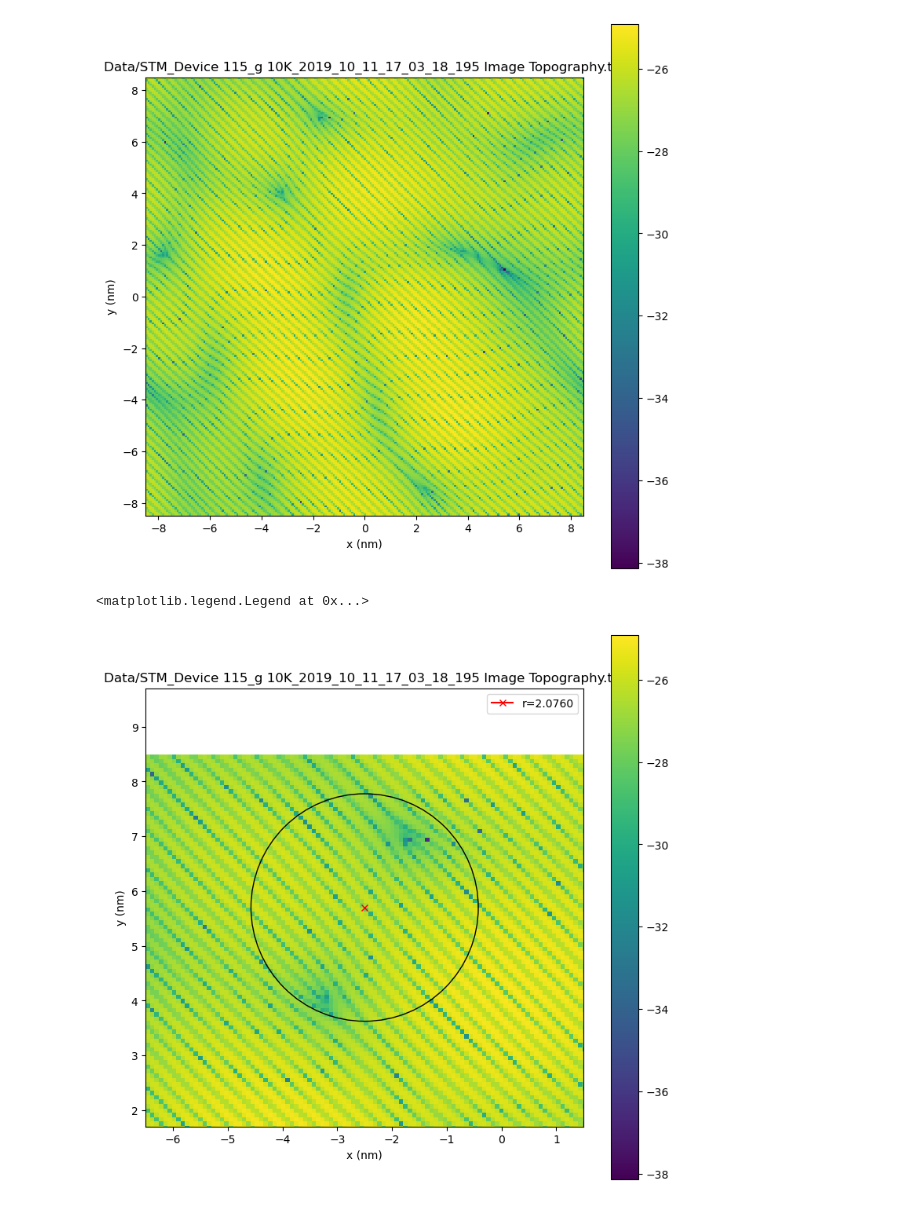
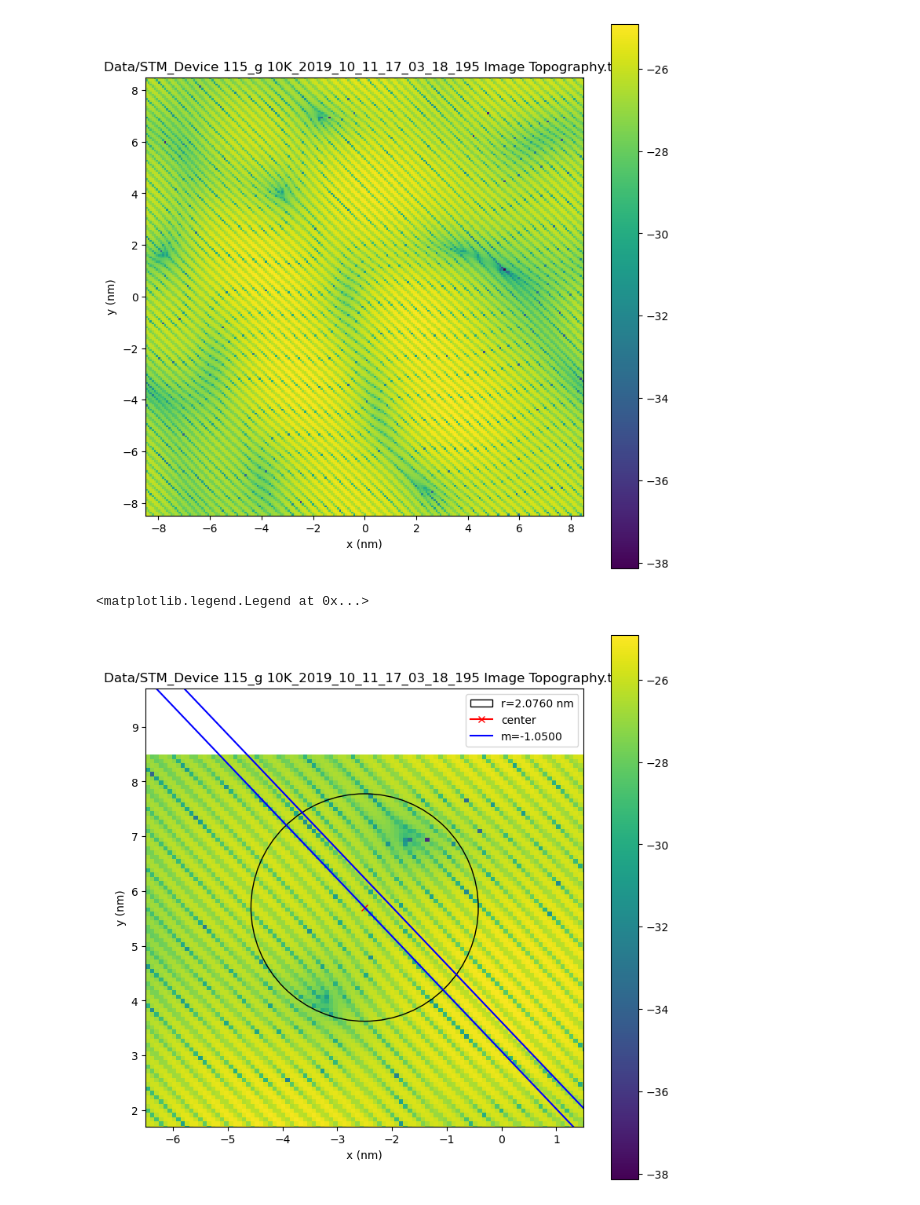
Before and after one commit to HollenLab/QPI-Scattering, a Jupyter notebook: ExperimentAnalysis/exp_filter_norotate.ipynb, the cells around one changed output. Drawn from its saved outputs; the diff is of its cells as text; code cells hidden in the pictures.

```diff
--- a/ExperimentAnalysis/exp_filter_norotate.ipynb
+++ b/ExperimentAnalysis/exp_filter_norotate.ipynb
@@ -175,26 +180,39 @@ ax8.set_aspect("equal")
 # %%
 z_filtered = np.fft.ifft2(ftzf)
 
 fig9, ax9 = plt.subplots(figsize=(9, 9))
 
 pc = ax9.pcolormesh(fxs, fys, np.log(np.abs(z_filtered)))
 fig9.colorbar(pc)
 
 xc, yc = -2.5, 5.7
 rc = 2.0760
 
 circ = plt.Circle((xc, yc), 2.0760, fill=False)
 ax9.add_patch(circ)
 ax9.plot(xc, yc, marker='x', color='r')
 
+# Lim
+w=4
+ax9.set_xlim(xc-w, xc+w)
+ax9.set_ylim(yc-w, yc+w)
+
+# plotting parallel line
+m1, b1 = -1.05, 0
+xlin = np.linspace(xc-w, xc+w, 100)
+ax9.plot(xlin, m1 * (xlin-xc) + (b1 + yc), 'blue')
+
+# Plotting wavelength
+wavel = 0.3689
+# After some geometry
+b2 = (m1 ** 2 + 1)/np.sqrt(m1 ** 2 + 1) * wavel
+ax9.plot(xlin, m1 * (xlin-xc) + (b2+yc), 'blue')
+
 ax9.set_xlabel("x (nm)")
 ax9.set_ylabel("y (nm)")
 ax9.set_title(pth)
 ax9.set_aspect("equal")
-w=4
-ax9.set_xlim(xc-w, xc+w)
-ax9.set_ylim(yc-w, yc+w)
-ax9.legend([f"r=2.0760"])
+ax9.legend([f"r={rc:.4f} nm", "center", f"m={m1:.4f}"])
 # %% [output]
 <matplotlib.legend.Legend at 0x...>
-[figure, old version]
+[figure, new version]
```
Also changed, not shown: parts of 1 cell of this notebook, 4 other files.
